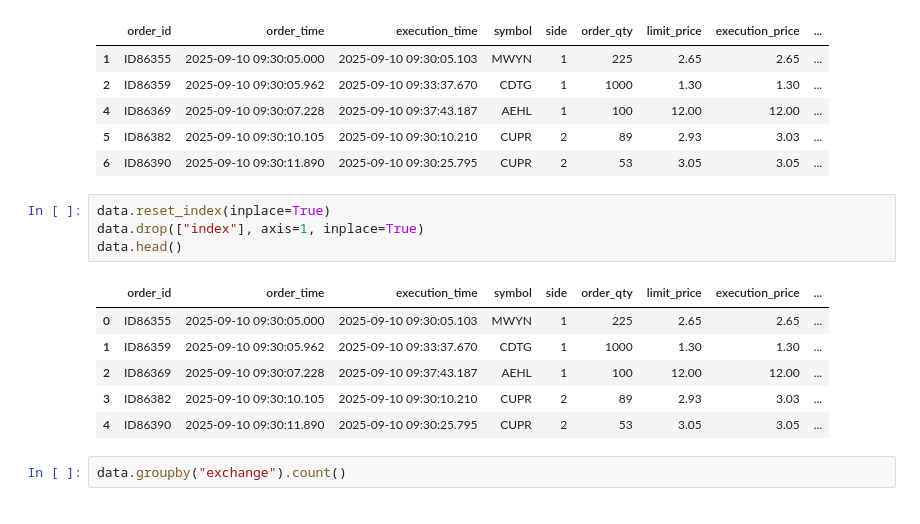
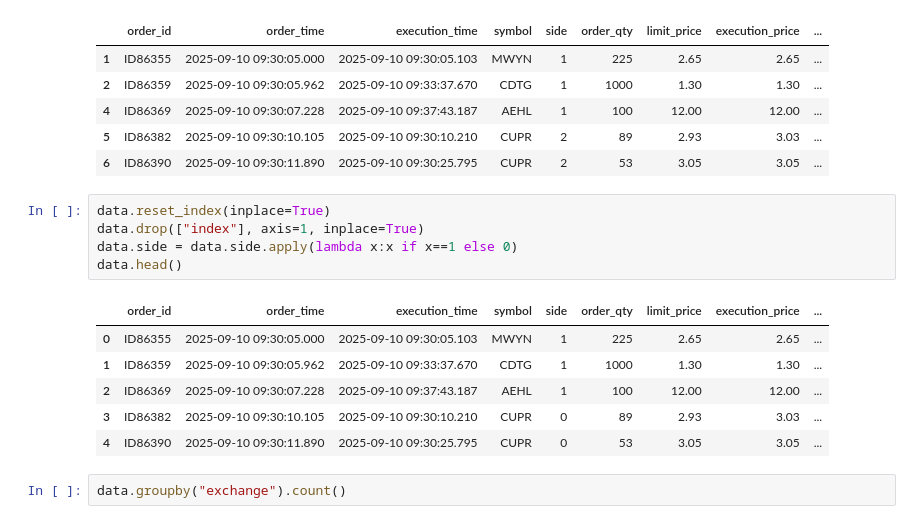
Before and after one commit to annie-rey/finm-324-hw4, a Jupyter notebook: model_training.ipynb, the cells around one changed output. Cells and saved outputs as stored; diff of their text form.

```diff
--- a/model_training.ipynb
+++ b/model_training.ipynb
@@ -26,14 +26,15 @@ data.head()
 # %%
 data.reset_index(inplace=True)
 data.drop(["index"], axis=1, inplace=True)
+data.side = data.side.apply(lambda x:x if x==1 else 0)
 data.head()
 # %% [output]
 |  | order_id | order_time | execution_time | symbol | side | order_qty | limit_price | execution_price | ... |
 | 0 | ID86355 | 2025-09-10 09:30:05.000 | 2025-09-10 09:30:05.103 | MWYN | 1 | 225 | 2.65 | 2.65 | ... |
 | 1 | ID86359 | 2025-09-10 09:30:05.962 | 2025-09-10 09:33:37.670 | CDTG | 1 | 1000 | 1.30 | 1.30 | ... |
 | 2 | ID86369 | 2025-09-10 09:30:07.228 | 2025-09-10 09:37:43.187 | AEHL | 1 | 100 | 12.00 | 12.00 | ... |
-| 3 | ID86382 | 2025-09-10 09:30:10.105 | 2025-09-10 09:30:10.210 | CUPR | 2 | 89 | 2.93 | 3.03 | ... |
-| 4 | ID86390 | 2025-09-10 09:30:11.890 | 2025-09-10 09:30:25.795 | CUPR | 2 | 53 | 3.05 | 3.05 | ... |
+| 3 | ID86382 | 2025-09-10 09:30:10.105 | 2025-09-10 09:30:10.210 | CUPR | 0 | 89 | 2.93 | 3.03 | ... |
+| 4 | ID86390 | 2025-09-10 09:30:11.890 | 2025-09-10 09:30:25.795 | CUPR | 0 | 53 | 3.05 | 3.05 | ... |
 # %%
 data.groupby("exchange").count()
 # %% [output]
```
Also changed, not shown: parts of 19 cells of this notebook, 4 other files.
